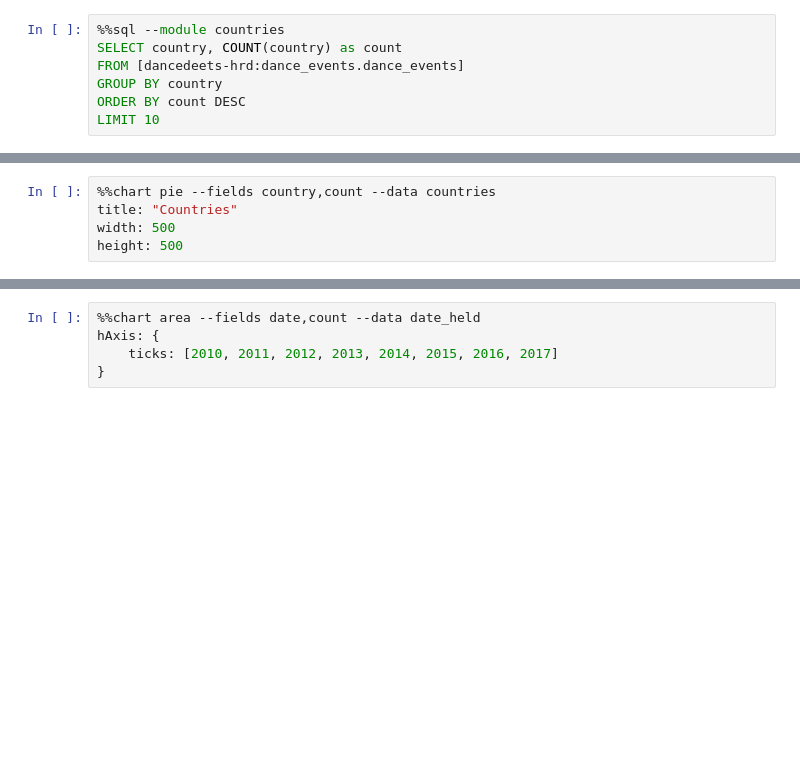
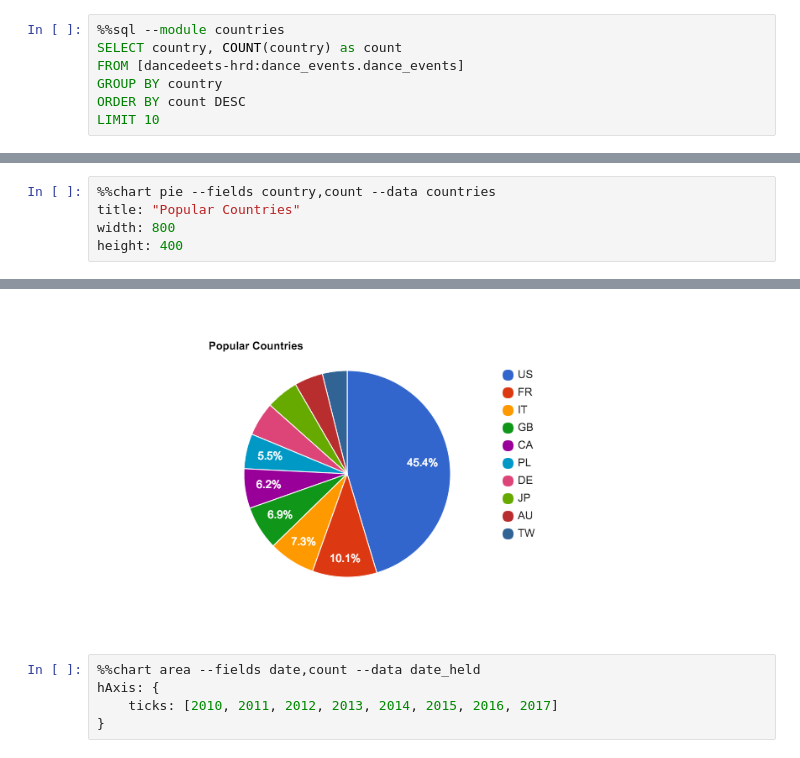
Before and after one commit to mikelambert/DanceDeets, a Jupyter notebook: Untitled Notebook.ipynb, the cells around one changed output, grey strips where cells are left out. Cells and saved outputs as stored; diff of their text form; blank space fills up the shorter version.

```diff
--- a/Untitled Notebook.ipynb
+++ b/Untitled Notebook.ipynb
@@ -44,5 +44,6 @@ height: 500
 # %%
 %%chart pie --fields country,count --data countries
-title: "Countries"
-width: 500
-height: 500
+title: "Popular Countries"
+width: 800
+height: 400
+# %% [output]
@@ -49,3 +51,4 @@ height: 500
+[figure, added]
 # %%
 %%chart area --fields date,count --data date_held
 hAxis: {
```
Also changed, not shown: parts of 2 cells of this notebook.
